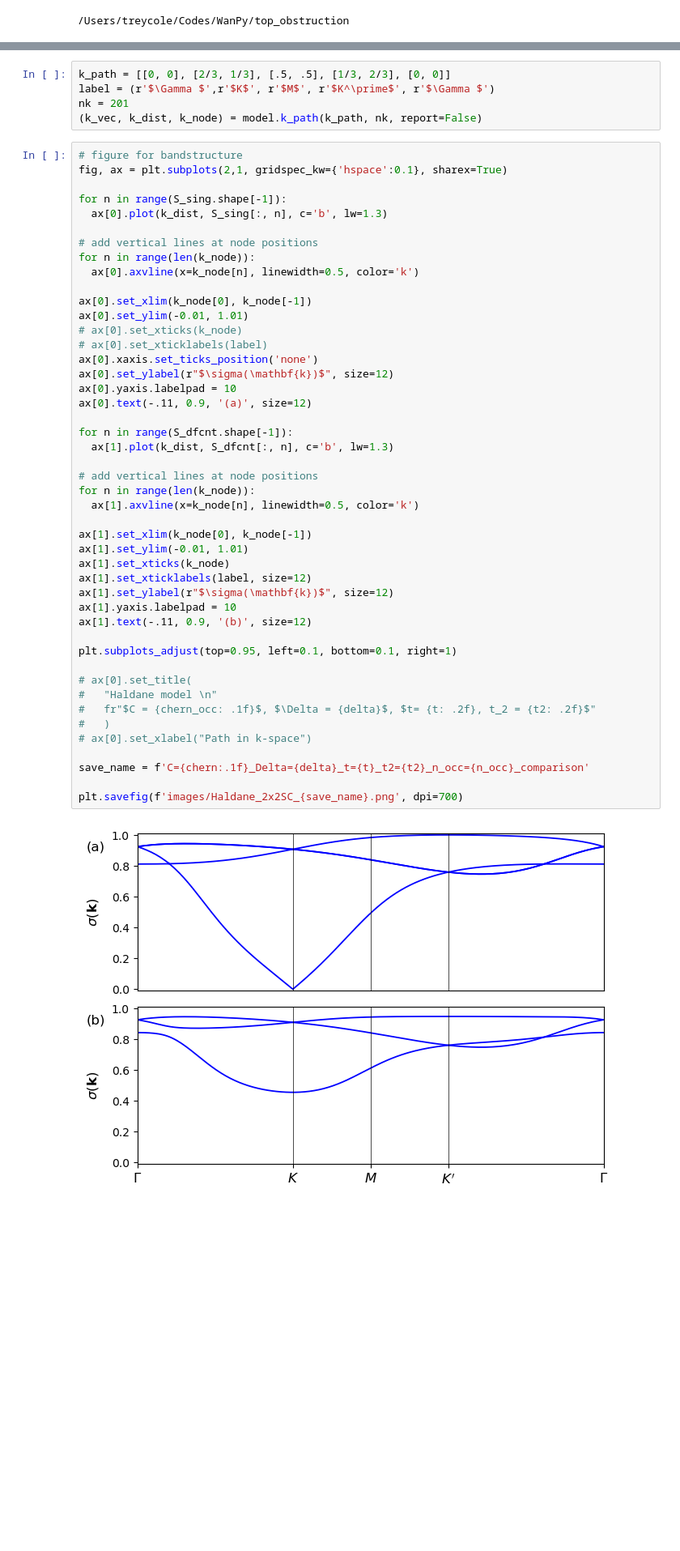
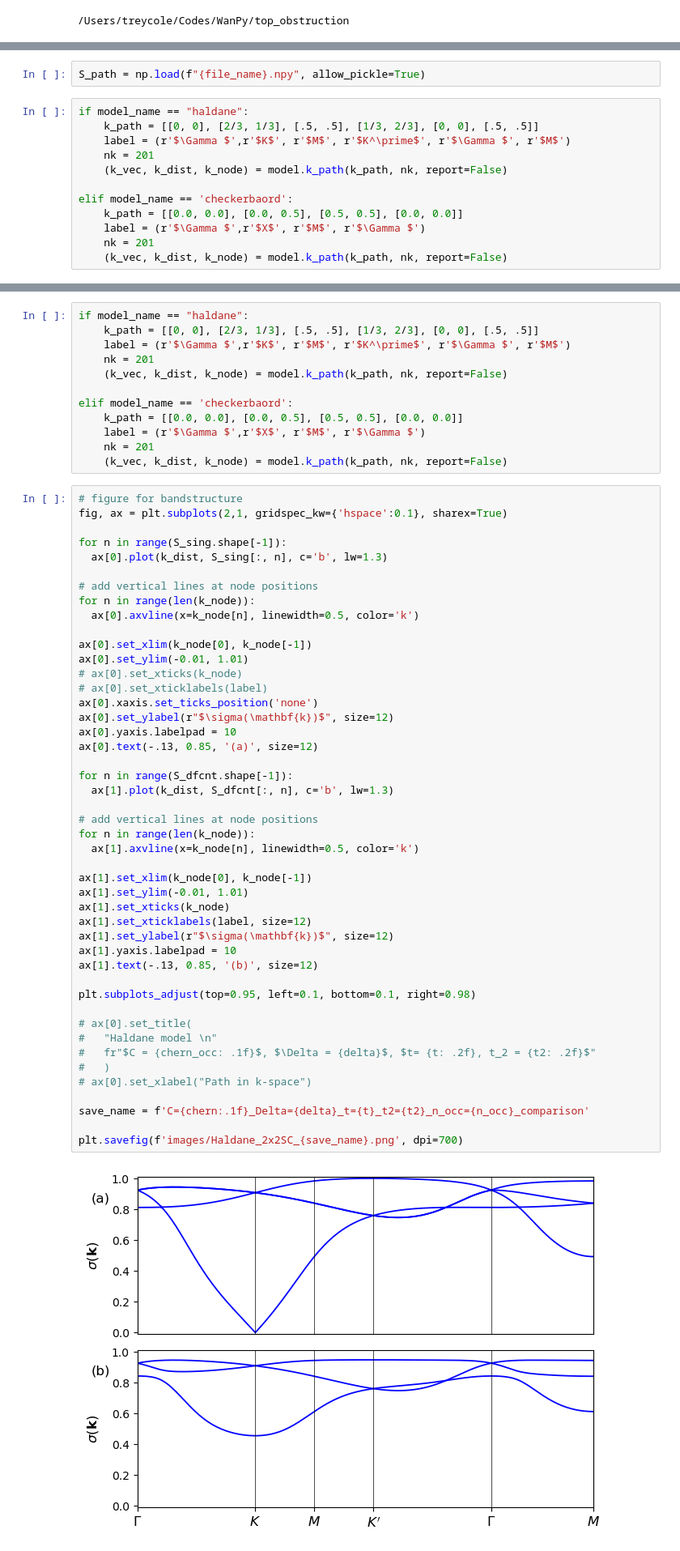
Before and after one commit to treycole/WanPy, a Jupyter notebook: top_obstruction/sing_vals_plot.ipynb, the cells around one changed output, grey strips where cells are left out. Shown: that part at 81% size. Cells and saved outputs as stored; diff of their text form; blank space fills up the shorter version.

Commit message:
some cleaning up of functions, more plotting

```diff
--- a/top_obstruction/sing_vals_plot.ipynb
+++ b/top_obstruction/sing_vals_plot.ipynb
@@ -36,0 +135,14 @@ chern = u_wfs_full.berry_flux([i for i in range(n_occ)])/(2*np.pi)
+# %%
+S_path = np.load(f"{file_name}.npy", allow_pickle=True)
+# %%
+if model_name == "haldane":
+    k_path = [[0, 0], [2/3, 1/3], [.5, .5], [1/3, 2/3], [0, 0], [.5, .5]]
+    label = (r'$\Gamma $',r'$K$', r'$M$', r'$K^\prime$', r'$\Gamma $', r'$M$')
+    nk = 201
+    (k_vec, k_dist, k_node) = model.k_path(k_path, nk, report=False)
+
+elif model_name == 'checkerbaord':
+    k_path = [[0.0, 0.0], [0.0, 0.5], [0.5, 0.5], [0.0, 0.0]]
+    label = (r'$\Gamma $',r'$X$', r'$M$', r'$\Gamma $')
+    nk = 201
+    (k_vec, k_dist, k_node) = model.k_path(k_path, nk, report=False)
@@ -131,8 +266,15 @@ data/Haldane_sing_vals_C=1.0_Delta=1_t=1_t2=-0.4_tfx=[0 4 6]
 # %%
-k_path = [[0, 0], [2/3, 1/3], [.5, .5], [1/3, 2/3], [0, 0]]
-label = (r'$\Gamma $',r'$K$', r'$M$', r'$K^\prime$', r'$\Gamma $')
-nk = 201
-(k_vec, k_dist, k_node) = model.k_path(k_path, nk, report=False)
+if model_name == "haldane":
+    k_path = [[0, 0], [2/3, 1/3], [.5, .5], [1/3, 2/3], [0, 0], [.5, .5]]
+    label = (r'$\Gamma $',r'$K$', r'$M$', r'$K^\prime$', r'$\Gamma $', r'$M$')
+    nk = 201
+    (k_vec, k_dist, k_node) = model.k_path(k_path, nk, report=False)
+
+elif model_name == 'checkerbaord':
+    k_path = [[0.0, 0.0], [0.0, 0.5], [0.5, 0.5], [0.0, 0.0]]
+    label = (r'$\Gamma $',r'$X$', r'$M$', r'$\Gamma $')
+    nk = 201
+    (k_vec, k_dist, k_node) = model.k_path(k_path, nk, report=False)
 # %%
 # figure for bandstructure
 fig, ax = plt.subplots(2,1, gridspec_kw={'hspace':0.1}, sharex=True)
@@ -150,34 +292,34 @@ ax[0].set_ylim(-0.01, 1.01)
 # ax[0].set_xticklabels(label)
 ax[0].xaxis.set_ticks_position('none')
 ax[0].set_ylabel(r"$\sigma(\mathbf{k})$", size=12)
 ax[0].yaxis.labelpad = 10
-ax[0].text(-.11, 0.9, '(a)', size=12)
+ax[0].text(-.13, 0.85, '(a)', size=12)
 
 for n in range(S_dfcnt.shape[-1]):
   ax[1].plot(k_dist, S_dfcnt[:, n], c='b', lw=1.3)
 
 # add vertical lines at node positions
 for n in range(len(k_node)):
   ax[1].axvline(x=k_node[n], linewidth=0.5, color='k')
 
 ax[1].set_xlim(k_node[0], k_node[-1])
 ax[1].set_ylim(-0.01, 1.01)
 ax[1].set_xticks(k_node)
 ax[1].set_xticklabels(label, size=12)
 ax[1].set_ylabel(r"$\sigma(\mathbf{k})$", size=12)
 ax[1].yaxis.labelpad = 10
-ax[1].text(-.11, 0.9, '(b)', size=12)
+ax[1].text(-.13, 0.85, '(b)', size=12)
 
-plt.subplots_adjust(top=0.95, left=0.1, bottom=0.1, right=1)
+plt.subplots_adjust(top=0.95, left=0.1, bottom=0.1, right=0.98)
 
 # ax[0].set_title(
 #   "Haldane model \n"
 #   fr"$C = {chern_occ: .1f}$, $\Delta = {delta}$, $t= {t: .2f}, t_2 = {t2: .2f}$"
 #   )
 # ax[0].set_xlabel("Path in k-space")
 
 save_name = f'C={chern:.1f}_Delta={delta}_t={t}_t2={t2}_n_occ={n_occ}_comparison'
 
 plt.savefig(f'images/Haldane_2x2SC_{save_name}.png', dpi=700)
 # %% [output]
-[figure, old version]
+[figure, new version]
```
Also changed, not shown: parts of 10 cells of this notebook, 24 other files.
